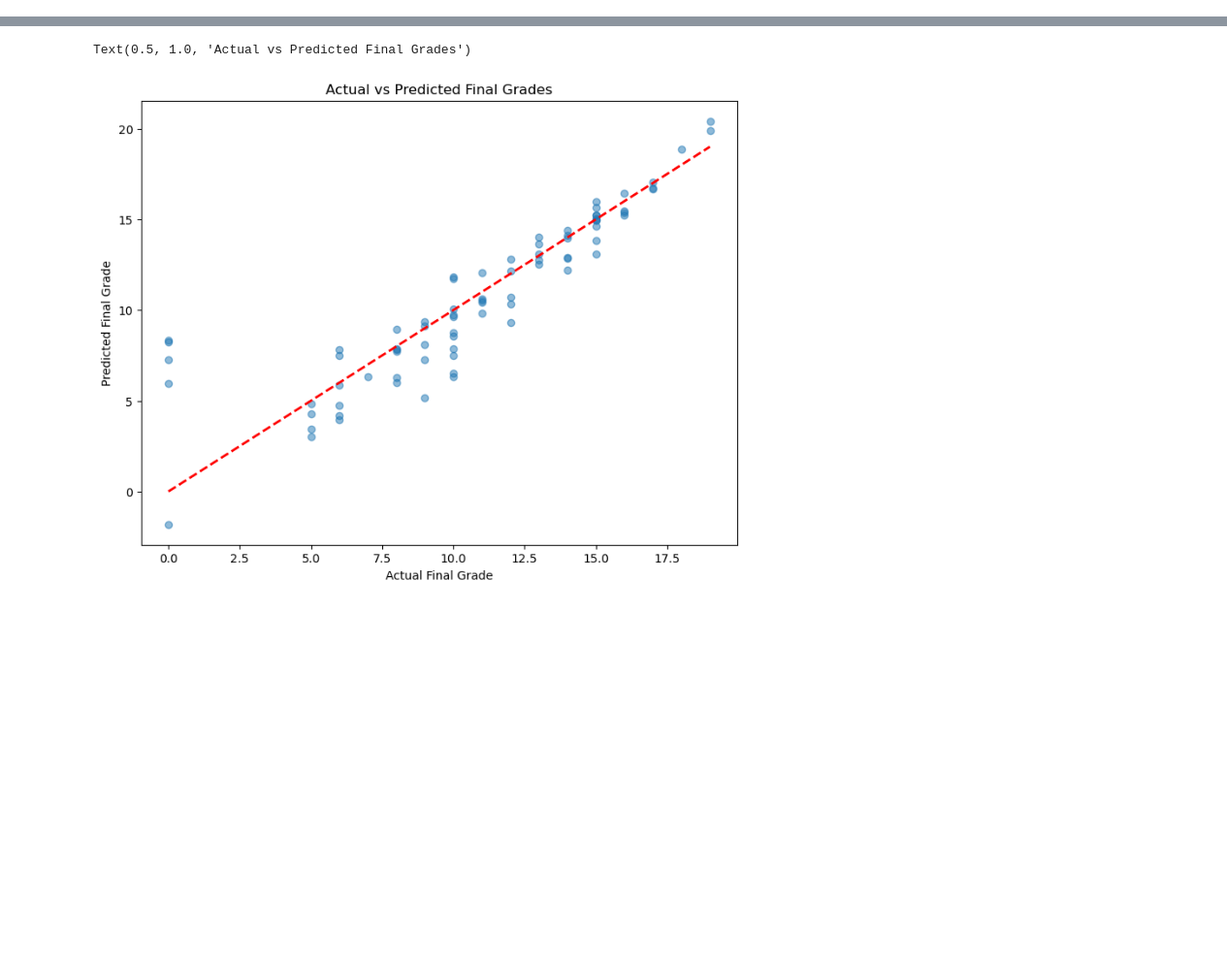
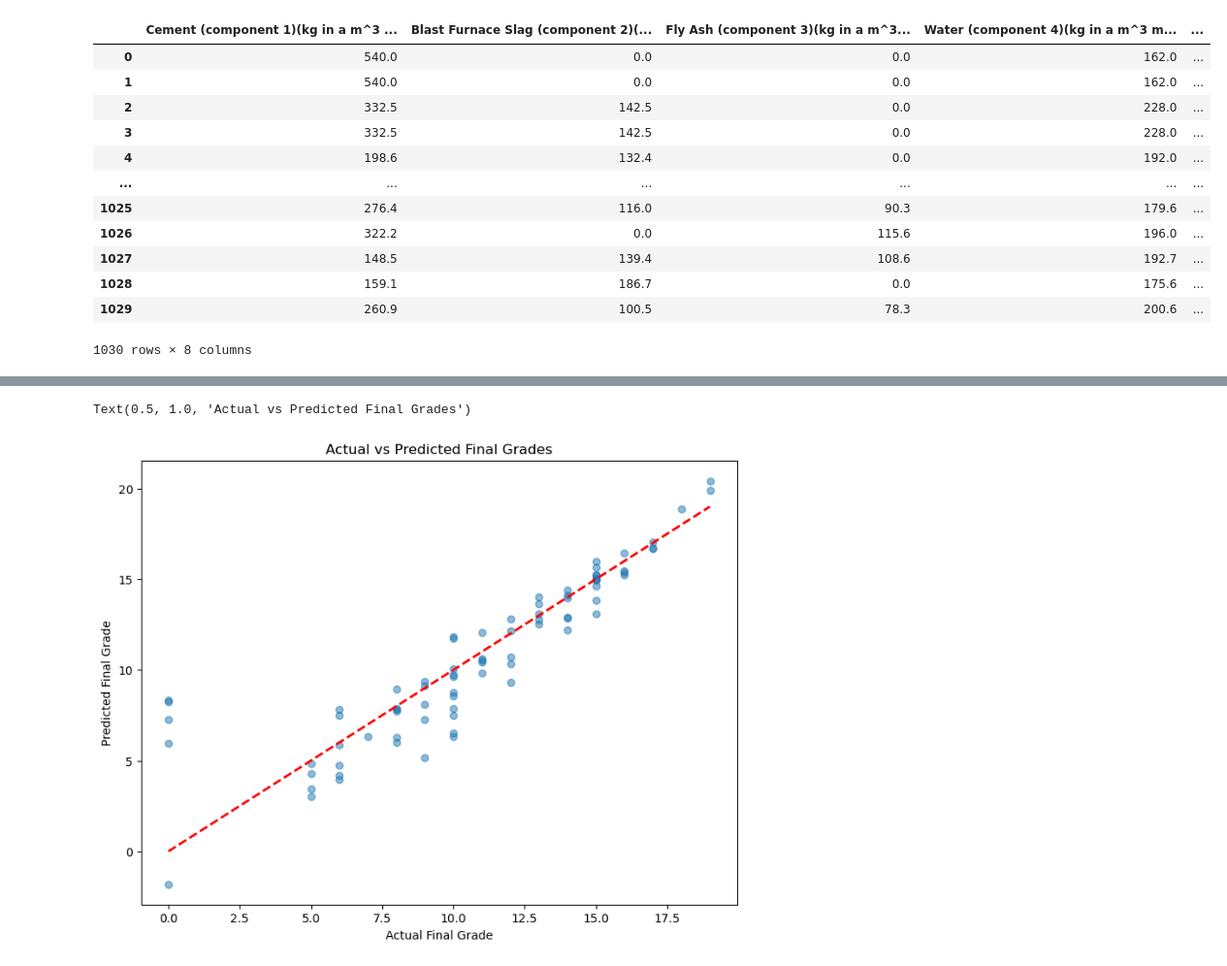
Before and after one commit to abuqaiselegant/100days, a Jupyter notebook: AssignmentRegression.ipynb, the cells around one changed output, grey strips where cells are left out. Shown at 97% size. Cells and saved outputs as stored; diff of their text form; code cells hidden in the pictures; blank space fills up the shorter version.

```diff
--- a/AssignmentRegression.ipynb
+++ b/AssignmentRegression.ipynb
@@ -25,0 +29,18 @@ df.head()
+# %%
+# Separate features and target
+X = df.drop('Concrete compressive strength(MPa, megapascals) ', axis=1)
+X
+# %% [output]
+|  | Cement (component 1)(kg in a m^3 ... | Blast Furnace Slag (component 2)(... | Fly Ash (component 3)(kg in a m^3... | Water (component 4)(kg in a m^3 m... | ... |
+| 0 | 540.0 | 0.0 | 0.0 | 162.0 | ... |
+| 1 | 540.0 | 0.0 | 0.0 | 162.0 | ... |
+| 2 | 332.5 | 142.5 | 0.0 | 228.0 | ... |
+| 3 | 332.5 | 142.5 | 0.0 | 228.0 | ... |
+| 4 | 198.6 | 132.4 | 0.0 | 192.0 | ... |
+| ... | ... | ... | ... | ... | ... |
+| 1025 | 276.4 | 116.0 | 90.3 | 179.6 | ... |
+| 1026 | 322.2 | 0.0 | 115.6 | 196.0 | ... |
+| 1027 | 148.5 | 139.4 | 108.6 | 192.7 | ... |
+| 1028 | 159.1 | 186.7 | 0.0 | 175.6 | ... |
+| 1029 | 260.9 | 100.5 | 78.3 | 200.6 | ... |
+1030 rows × 8 columns
```
Also changed, not shown: parts of 17 cells of this notebook.
